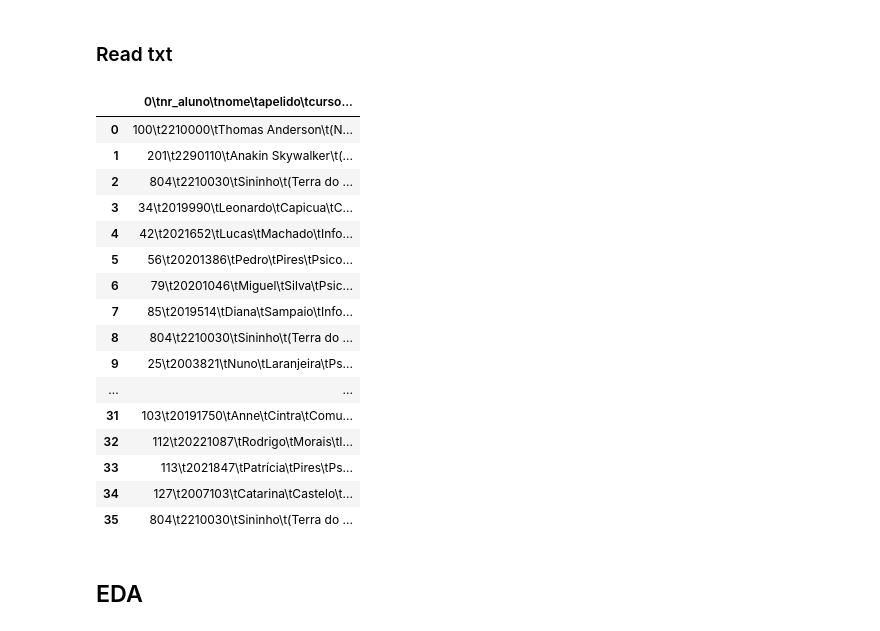
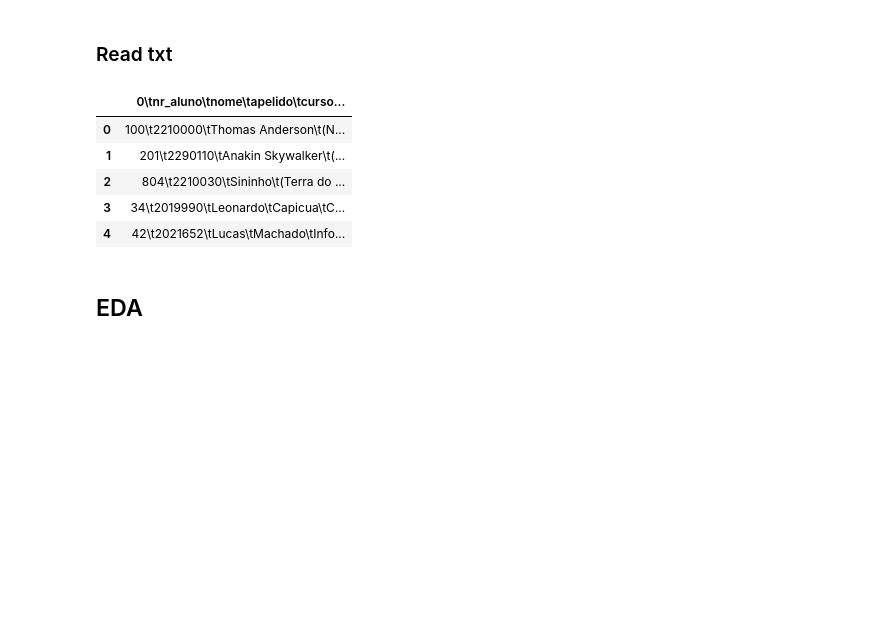
Before and after one commit to YasmymRodrigues/Data_Engineering, a Jupyter notebook: Read_Files_EAD.ipynb, the cells around one changed output. Cells and saved outputs as stored; diff of their text form; code cells hidden in the pictures; blank space fills up the shorter version.

```diff
--- a/Read_Files_EAD.ipynb
+++ b/Read_Files_EAD.ipynb
@@ -25,25 +18,14 @@ df
 ### Read txt
 # %%
 df_text= pd.read_csv('/workspaces/Data_Engineering/fase_1.txt')
-df_text
+df_text.head()
 # %% [output]
 |  | 0\tnr_aluno\tnome\tapelido\tcurso... |
 | 0 | 100\t2210000\tThomas Anderson\t(N... |
 | 1 | 201\t2290110\tAnakin Skywalker\t(... |
 | 2 | 804\t2210030\tSininho\t(Terra do ... |
 | 3 | 34\t2019990\tLeonardo\tCapicua\tC... |
 | 4 | 42\t2021652\tLucas\tMachado\tInfo... |
-| 5 | 56\t20201386\tPedro\tPires\tPsico... |
-| 6 | 79\t20201046\tMiguel\tSilva\tPsic... |
-| 7 | 85\t2019514\tDiana\tSampaio\tInfo... |
-| 8 | 804\t2210030\tSininho\t(Terra do ... |
-| 9 | 25\t2003821\tNuno\tLaranjeira\tPs... |
-| ... | ... |
-| 31 | 103\t20191750\tAnne\tCintra\tComu... |
-| 32 | 112\t20221087\tRodrigo\tMorais\tI... |
-| 33 | 113\t2021847\tPatrícia\tPires\tPs... |
-| 34 | 127\t2007103\tCatarina\tCastelo\t... |
-| 35 | 804\t2210030\tSininho\t(Terra do ... |
 # %% [markdown]
 ## EDA
 # %%
```
Also changed, not shown: parts of 13 cells of this notebook, 1 other file.
